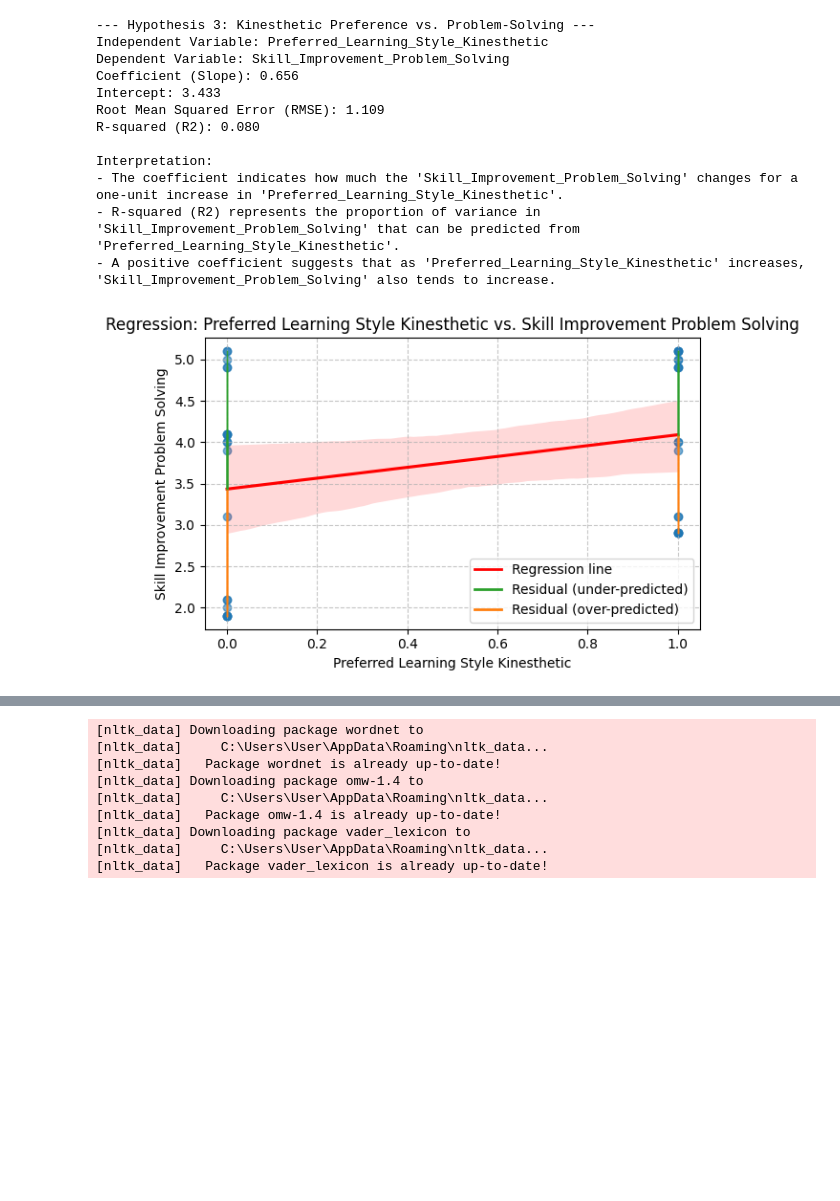
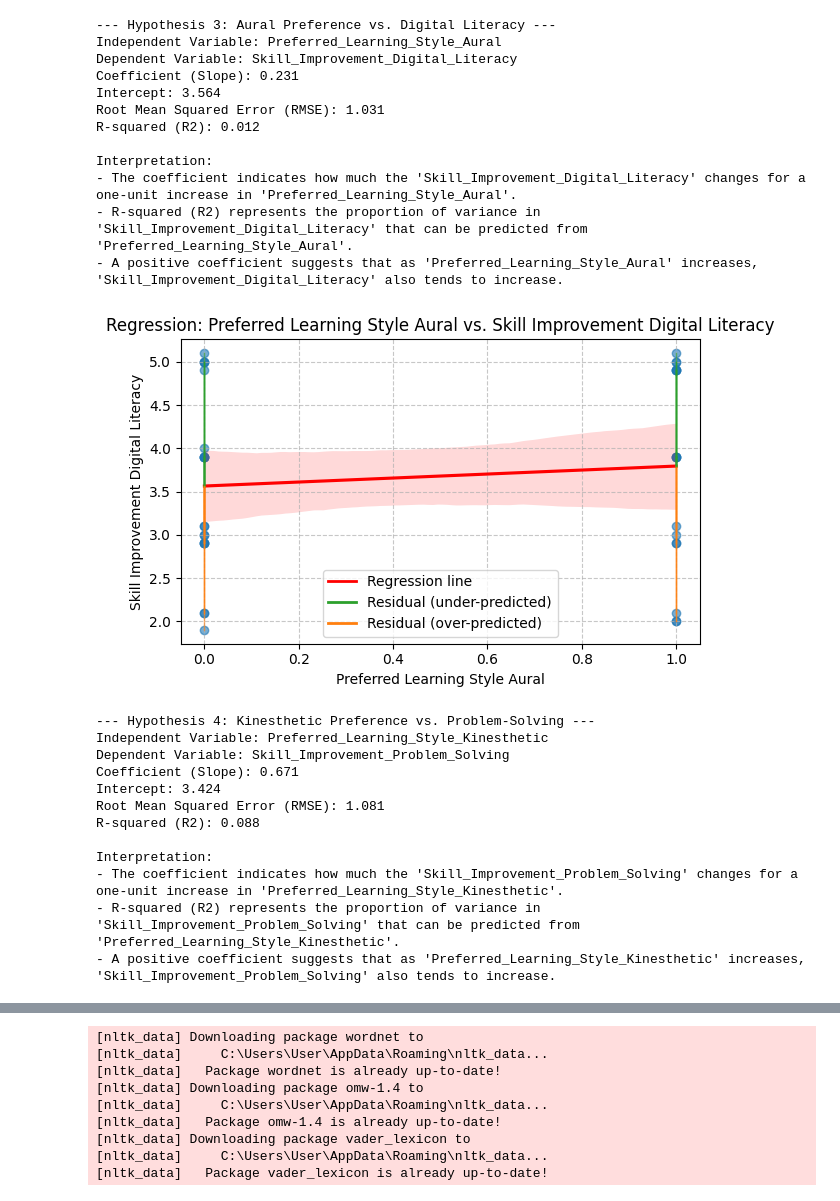
Before and after one commit to plamenna-petrova/stem-multimodal-strategies-data-analysis, a Jupyter notebook: questionnaire-data-analysis.ipynb, the cells around one changed output, grey strips where cells are left out. Saved outputs shown, nothing was run; the diff lists cells and outputs as text; code cells hidden in the pictures; blank space fills up the shorter version.

Commit message:
Added aural learning preference hypothesis

```diff
--- a/questionnaire-data-analysis.ipynb
+++ b/questionnaire-data-analysis.ipynb
@@ -351,12 +351,16 @@ dependent_var_skill_improvement_creative_skills = 'Skill_Improvement_Creative_Sk
 independent_var_preferred_learning_style_readwrite = 'Preferred_Learning_Style_ReadWrite'
 dependent_var_skill_improvement_digital_literacy = 'Skill_Improvement_Digital_Literacy'
 
+independent_var_preferred_learning_style_aural = 'Preferred_Learning_Style_Aural'
+dependent_var_skill_improvement_digital_literacy = 'Skill_Improvement_Digital_Literacy'
+
 independent_var_preferred_learning_style_kinesthetic = 'Preferred_Learning_Style_Kinesthetic'
 dependent_var_skill_improvement_problem_solving = 'Skill_Improvement_Problem_Solving'
 
 hypotheses = [
     (independent_var_preferred_learning_style_visual, dependent_var_skill_improvement_creative_skills, "Visual Preference vs. Creative Skills"),
     (independent_var_preferred_learning_style_readwrite, dependent_var_skill_improvement_digital_literacy, "Read/Write Preference vs. Digital Literacy"),
+    (independent_var_preferred_learning_style_aural, dependent_var_skill_improvement_digital_literacy, "Aural Preference vs. Digital Literacy"),
     (independent_var_preferred_learning_style_kinesthetic, dependent_var_skill_improvement_problem_solving, "Kinesthetic Preference vs. Problem-Solving")
 ]
 
@@ -452,13 +456,25 @@ Interpretation:
---- Hypothesis 3: Kinesthetic Preference vs. Problem-Solving ---
-Independent Variable: Preferred_Learning_Style_Kinesthetic
-Dependent Variable: Skill_Improvement_Problem_Solving
-Coefficient (Slope): 0.656
-Intercept: 3.433
-Root Mean Squared Error (RMSE): 1.109
-R-squared (R2): 0.080
+--- Hypothesis 3: Aural Preference vs. Digital Literacy ---
+Independent Variable: Preferred_Learning_Style_Aural
+Dependent Variable: Skill_Improvement_Digital_Literacy
+Coefficient (Slope): 0.231
+Intercept: 3.564
+Root Mean Squared Error (RMSE): 1.031
+R-squared (R2): 0.012
 
 Interpretation:
-- The coefficient indicates how much the 'Skill_Improvement_Problem_Solving' changes for a one-unit increase in 'Preferred_Learning_Style_Kinesthetic'.
-- R-squared (R2) represents the proportion of variance in 'Skill_Improvement_Problem_Solving' that can be predicted from 'Preferred_Learning_Style_Kinesthetic'.
-- A positive coefficient suggests that as 'Preferred_Learning_Style_Kinesthetic' increases, 'Skill_Improvement_Problem_Solving' also tends to increase.
+- The coefficient indicates how much the 'Skill_Improvement_Digital_Literacy' changes for a one-unit increase in 'Preferred_Learning_Style_Aural'.
+- R-squared (R2) represents the proportion of variance in 'Skill_Improvement_Digital_Literacy' that can be predicted from 'Preferred_Learning_Style_Aural'.
+- A positive coefficient suggests that as 'Preferred_Learning_Style_Aural' increases, 'Skill_Improvement_Digital_Literacy' also tends to increase.
-[figure, old version]
+[figure, new version]
+--- Hypothesis 4: Kinesthetic Preference vs. Problem-Solving ---
+Independent Variable: Preferred_Learning_Style_Kinesthetic
+Dependent Variable: Skill_Improvement_Problem_Solving
+Coefficient (Slope): 0.671
+Intercept: 3.424
+Root Mean Squared Error (RMSE): 1.081
+R-squared (R2): 0.088
+
+Interpretation:
+- The coefficient indicates how much the 'Skill_Improvement_Problem_Solving' changes for a one-unit increase in 'Preferred_Learning_Style_Kinesthetic'.
+- R-squared (R2) represents the proportion of variance in 'Skill_Improvement_Problem_Solving' that can be predicted from 'Preferred_Learning_Style_Kinesthetic'.
+- A positive coefficient suggests that as 'Preferred_Learning_Style_Kinesthetic' increases, 'Skill_Improvement_Problem_Solving' also tends to increase.
```
Also changed, not shown: parts of 3 cells of this notebook.
